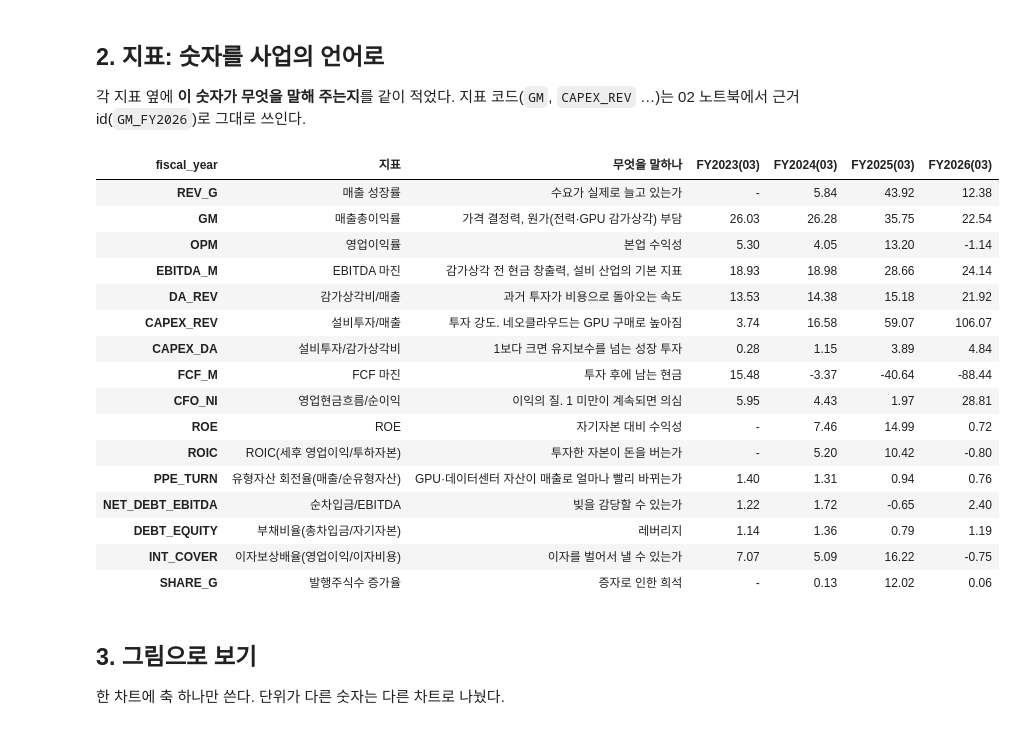
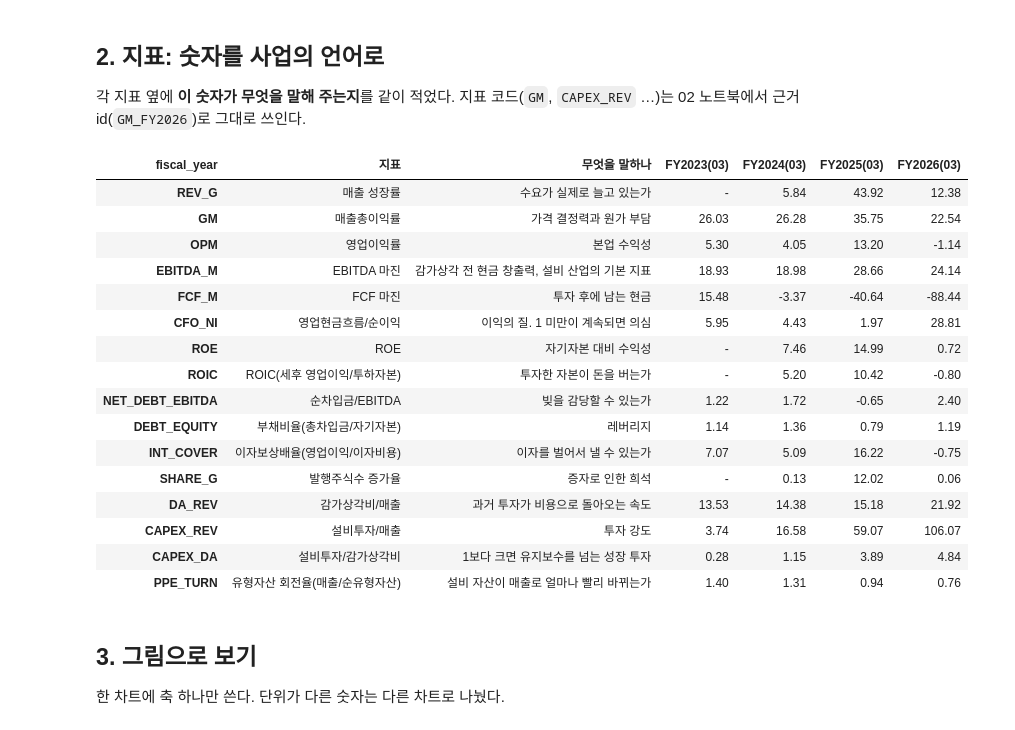
Before and after one commit to newroad20/asia-equirt-research, a Jupyter notebook: notebooks/01_fundamentals.ipynb, the cells around one changed output. Cells and saved outputs as stored; diff of their text form; code cells hidden in the pictures.

```diff
--- a/notebooks/01_fundamentals.ipynb
+++ b/notebooks/01_fundamentals.ipynb
@@ -41,7 +41,10 @@ BLUE, ORANGE, AQUA = "#2a78d6", "#eb6834", "#1baf7a"   # 범주 색 고정 순
 `TICKER`를 바꾸면 다른 종목도 같은 방식으로 분석된다 (한국 `.KS`/`.KQ`, 대만 `.TW`, 홍콩 `.HK`).
 # %%
 TICKER = "3778.T"
+PLAYBOOK = "neocloud"                    # playbooks/neocloud.yaml (다른 업종: "generic" 또는 새 YAML)
 PEERS = ["3778.T", "3774.T", "9449.T"]   # 사쿠라인터넷, IIJ, GMO인터넷그룹
+pb = playbook.load(PLAYBOOK)
+print("플레이북:", pb["name"], "-", pb["description"])
 REFRESH = False                          # True: Yahoo에서 새로 받기, False: data/cache 사용
 
 data = fin.fetch(TICKER, refresh=REFRESH)
@@ -84,28 +88,28 @@ items = fin.line_items(data)
 # %%
 r = fin.ratios(items)
 guide = pd.DataFrame(fin.METRICS, index=["지표", "단위", "무엇을 말하나"]).T
-table = r.T.copy()
+table = r[pb["metrics"]].T.copy()
 table.insert(0, "무엇을 말하나", guide["무엇을 말하나"])
 table.insert(0, "지표", guide["지표"])
 table.drop(index="REV").style.format({c: "{:,.2f}" for c in r.index}, na_rep="-")
 # %% [output]
 | fiscal_year | 지표 | 무엇을 말하나 | FY2023(03) | FY2024(03) | FY2025(03) | FY2026(03) |
 | REV_G | 매출 성장률 | 수요가 실제로 늘고 있는가 | - | 5.84 | 43.92 | 12.38 |
-| GM | 매출총이익률 | 가격 결정력, 원가(전력·GPU 감가상각) 부담 | 26.03 | 26.28 | 35.75 | 22.54 |
+| GM | 매출총이익률 | 가격 결정력과 원가 부담 | 26.03 | 26.28 | 35.75 | 22.54 |
 | OPM | 영업이익률 | 본업 수익성 | 5.30 | 4.05 | 13.20 | -1.14 |
 | EBITDA_M | EBITDA 마진 | 감가상각 전 현금 창출력, 설비 산업의 기본 지표 | 18.93 | 18.98 | 28.66 | 24.14 |
-| DA_REV | 감가상각비/매출 | 과거 투자가 비용으로 돌아오는 속도 | 13.53 | 14.38 | 15.18 | 21.92 |
-| CAPEX_REV | 설비투자/매출 | 투자 강도. 네오클라우드는 GPU 구매로 높아짐 | 3.74 | 16.58 | 59.07 | 106.07 |
-| CAPEX_DA | 설비투자/감가상각비 | 1보다 크면 유지보수를 넘는 성장 투자 | 0.28 | 1.15 | 3.89 | 4.84 |
 | FCF_M | FCF 마진 | 투자 후에 남는 현금 | 15.48 | -3.37 | -40.64 | -88.44 |
 | CFO_NI | 영업현금흐름/순이익 | 이익의 질. 1 미만이 계속되면 의심 | 5.95 | 4.43 | 1.97 | 28.81 |
 | ROE | ROE | 자기자본 대비 수익성 | - | 7.46 | 14.99 | 0.72 |
 | ROIC | ROIC(세후 영업이익/투하자본) | 투자한 자본이 돈을 버는가 | - | 5.20 | 10.42 | -0.80 |
-| PPE_TURN | 유형자산 회전율(매출/순유형자산) | GPU·데이터센터 자산이 매출로 얼마나 빨리 바뀌는가 | 1.40 | 1.31 | 0.94 | 0.76 |
 | NET_DEBT_EBITDA | 순차입금/EBITDA | 빚을 감당할 수 있는가 | 1.22 | 1.72 | -0.65 | 2.40 |
 | DEBT_EQUITY | 부채비율(총차입금/자기자본) | 레버리지 | 1.14 | 1.36 | 0.79 | 1.19 |
 | INT_COVER | 이자보상배율(영업이익/이자비용) | 이자를 벌어서 낼 수 있는가 | 7.07 | 5.09 | 16.22 | -0.75 |
 | SHARE_G | 발행주식수 증가율 | 증자로 인한 희석 | - | 0.13 | 12.02 | 0.06 |
+| DA_REV | 감가상각비/매출 | 과거 투자가 비용으로 돌아오는 속도 | 13.53 | 14.38 | 15.18 | 21.92 |
+| CAPEX_REV | 설비투자/매출 | 투자 강도 | 3.74 | 16.58 | 59.07 | 106.07 |
+| CAPEX_DA | 설비투자/감가상각비 | 1보다 크면 유지보수를 넘는 성장 투자 | 0.28 | 1.15 | 3.89 | 4.84 |
+| PPE_TURN | 유형자산 회전율(매출/순유형자산) | 설비 자산이 매출로 얼마나 빨리 바뀌는가 | 1.40 | 1.31 | 0.94 | 0.76 |
 # %% [markdown]
 ## 3. 그림으로 보기
 
```
Also changed, not shown: parts of 6 cells of this notebook, 12 other files.
